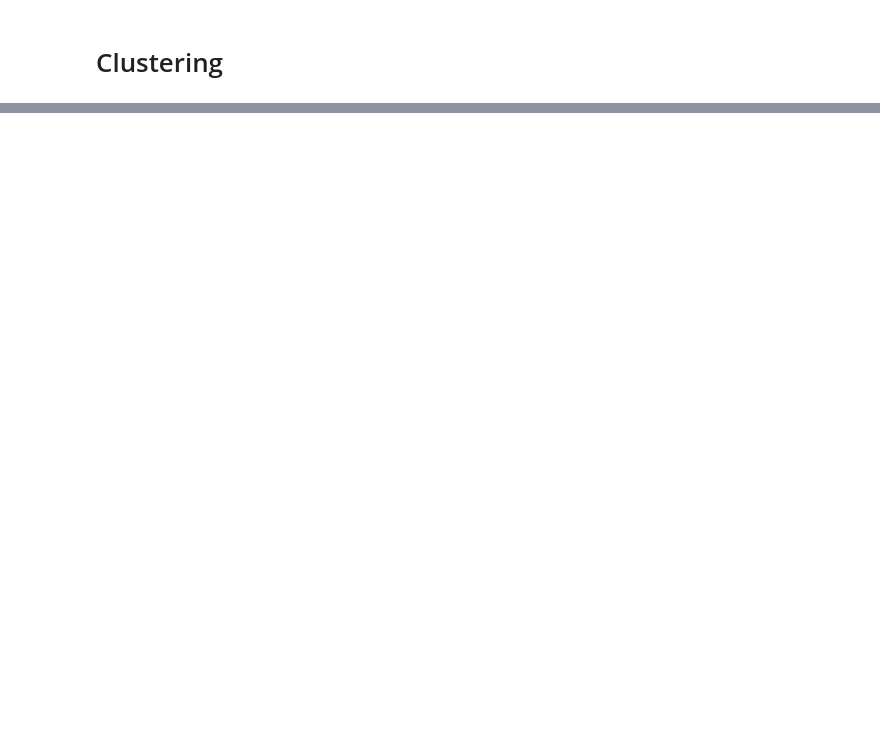
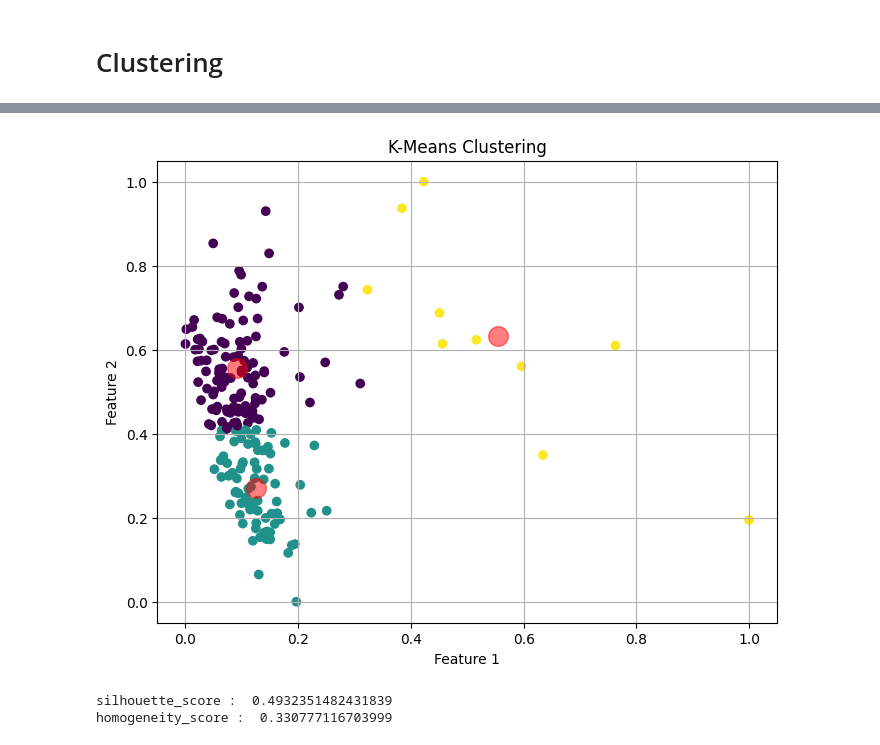
Before and after one commit to javadkavian/EEG_motor_imagery_analysis, a Jupyter notebook: src/main.ipynb, the cells around one changed output, grey strips where cells are left out. Cells and saved outputs as stored; diff of their text form; code cells hidden in the pictures; blank space fills up the shorter version.

```diff
--- a/src/main.ipynb
+++ b/src/main.ipynb
@@ -341,0 +333,6 @@ homogeneity_score :  0.0
+# %%
+cl.apply_kmeans_clustering(X=X, y=Y, k=3)
+# %% [output]
+[figure, added]
+silhouette_score :  0.4932351482431839
+homogeneity_score :  0.330777116703999
```
Also changed, not shown: parts of 23 cells of this notebook.
